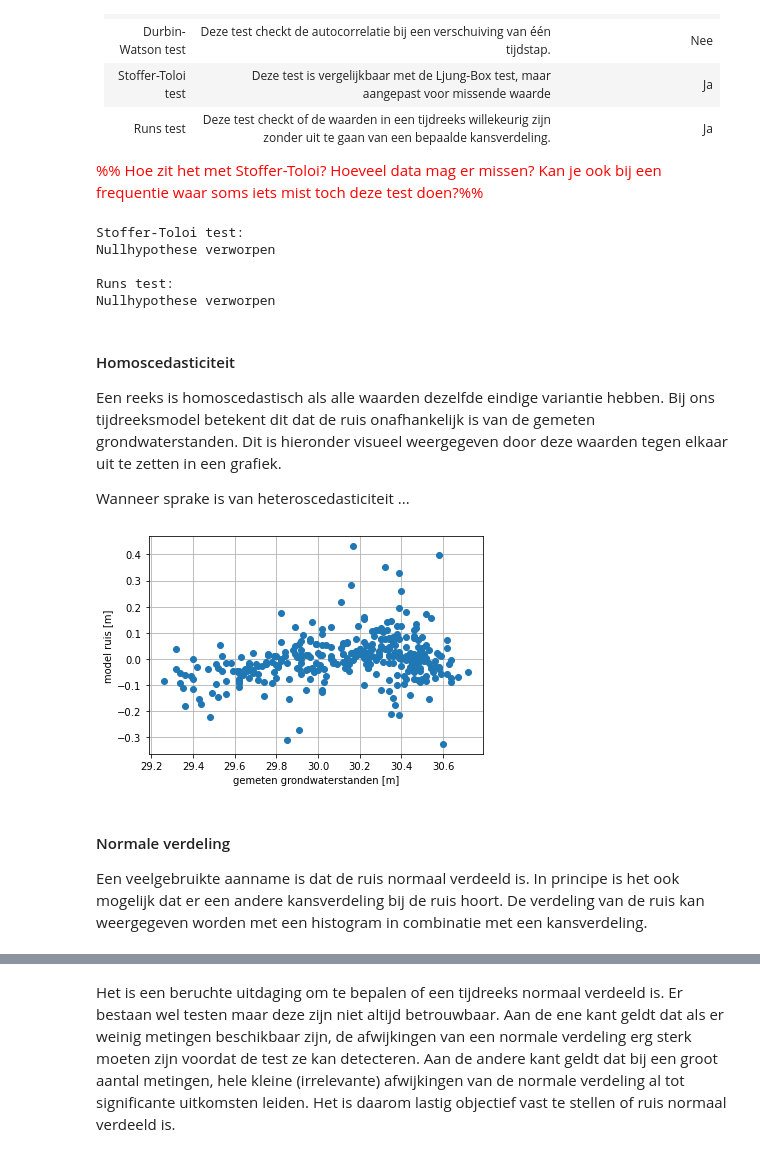
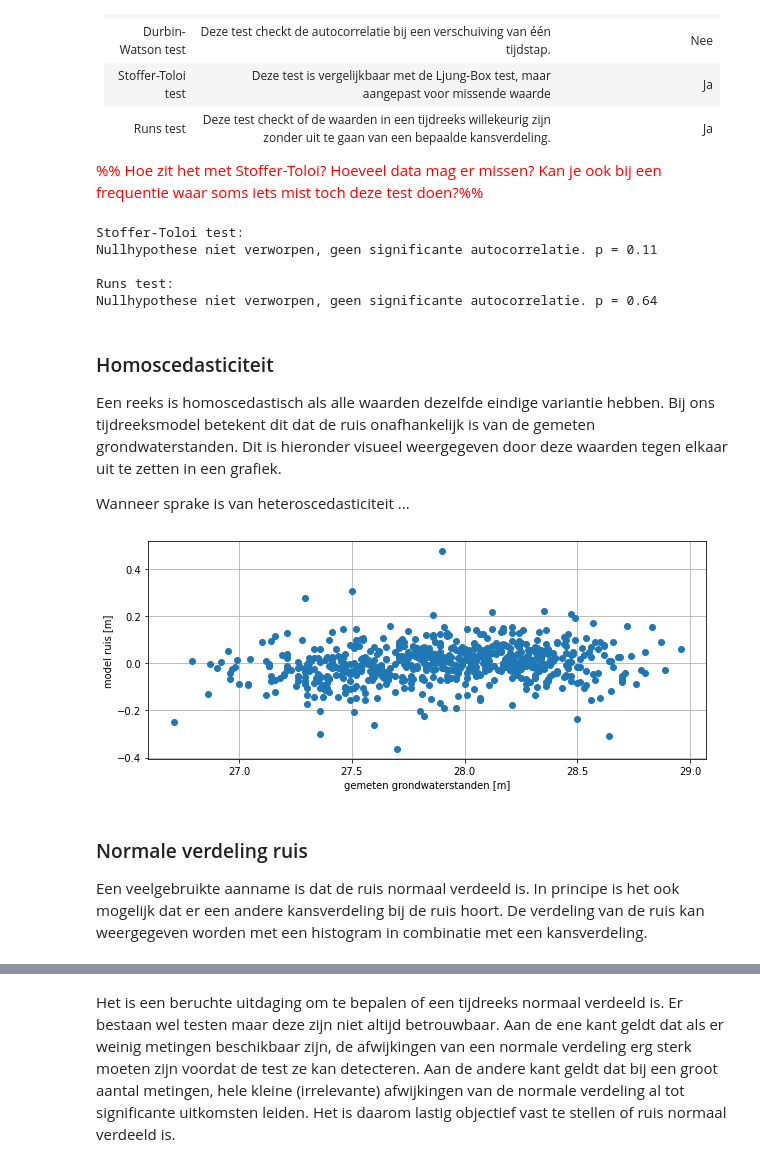
Before and after one commit to ArtesiaWater/stowa_handleiding_tijdreeksanalyse, a Jupyter notebook: beoordeling/beoordeling.ipynb, the cells around one changed output, grey strips where cells are left out. Saved outputs shown, nothing was run; the diff lists cells and outputs as text; code cells hidden in the pictures.

```diff
--- a/beoordeling/beoordeling.ipynb
+++ b/beoordeling/beoordeling.ipynb
@@ -138,0 +75,4 @@ ax.grid()
+# %%
+# inladen voorbeeld model
+ml1 = ps.io.load("./data/basic_model.pas")
+ml1.name = "Example model 1"
@@ -453,7 +359,7 @@ Naas de visuele check op autocorrelatie bestaan er ook statische toestsen om te
 # %%
 alpha = 0.05
 
-stat, p = ps.stats.stoffer_toloi(ml.noise(), lags=15, freq="D")
+stat, p = ps.stats.stoffer_toloi(ml1.noise(), lags=15, freq="D")
 
 print('Stoffer-Toloi test:')
 if p > alpha:
@@ -463,7 +369,7 @@ else:
 
 
 print('\nRuns test:')
-stat, p = ps.stats.runs_test(ml.noise())
+stat, p = ps.stats.runs_test(ml1.noise())
 
 if p > alpha:
     print("Nullhypothese niet verworpen, geen significante autocorrelatie. p =", p.round(2))
@@ -471,25 +377,26 @@ else:
     print("Nullhypothese verworpen")
 # %% [output]
 Stoffer-Toloi test:
-Nullhypothese verworpen
+Nullhypothese niet verworpen, geen significante autocorrelatie. p = 0.11
 
 Runs test:
-Nullhypothese verworpen
+Nullhypothese niet verworpen, geen significante autocorrelatie. p = 0.64
 # %% [markdown]
-#### Homoscedasticiteit
+### Homoscedasticiteit
 
 Een reeks is homoscedastisch als alle waarden dezelfde eindige variantie hebben. Bij ons tijdreeksmodel betekent dit dat de ruis onafhankelijk is van de gemeten grondwaterstanden. Dit is hieronder visueel weergegeven door deze waarden tegen elkaar uit te zetten in een grafiek.
 
 Wanneer sprake is van heteroscedasticiteit ...
 # %%
-plt.plot(ml.observations(), ml.noise(), marker="o", linestyle=" ")
-plt.xlabel("gemeten grondwaterstanden [m]")
-plt.ylabel("model ruis [m]");
-plt.grid()
+fig, ax = plt.subplots(1, 1, figsize=(10, 4))
+ax.plot(ml1.observations(), ml1.noise(), marker="o", linestyle=" ")
+ax.set_xlabel("gemeten grondwaterstanden [m]")
+ax.set_ylabel("model ruis [m]")
+ax.grid()
 # %% [output]
-[figure, old version]
+[figure, new version]
 # %% [markdown]
-#### Normale verdeling
+### Normale verdeling ruis
 
 Een veelgebruikte aanname is dat de ruis normaal verdeeld is. In principe is het ook mogelijk dat er een andere kansverdeling bij de ruis hoort. De verdeling van de ruis kan weergegeven worden met een histogram in combinatie met een kansverdeling.
 # %%
```
Also changed, not shown: parts of 63 cells of this notebook.
